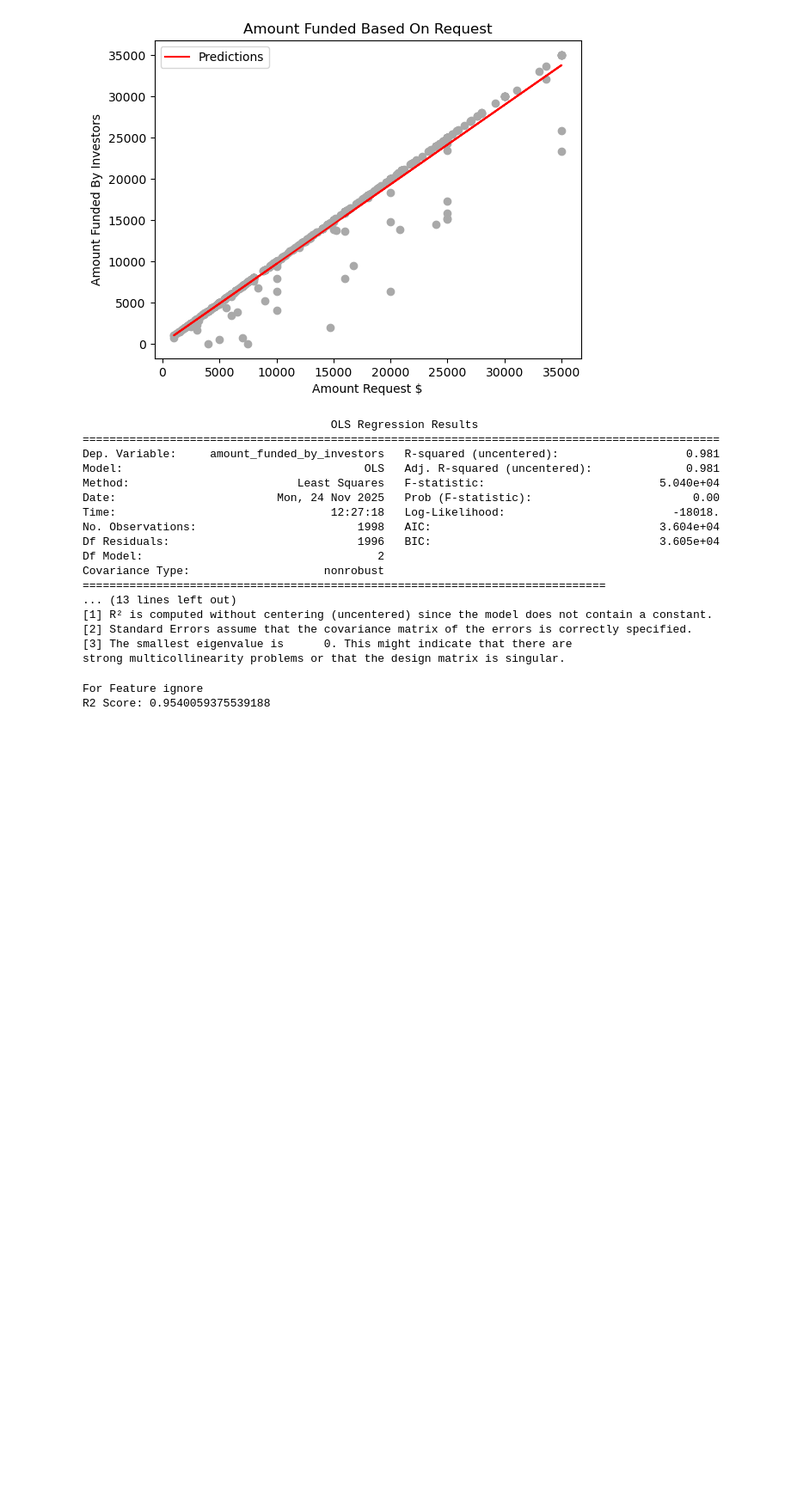
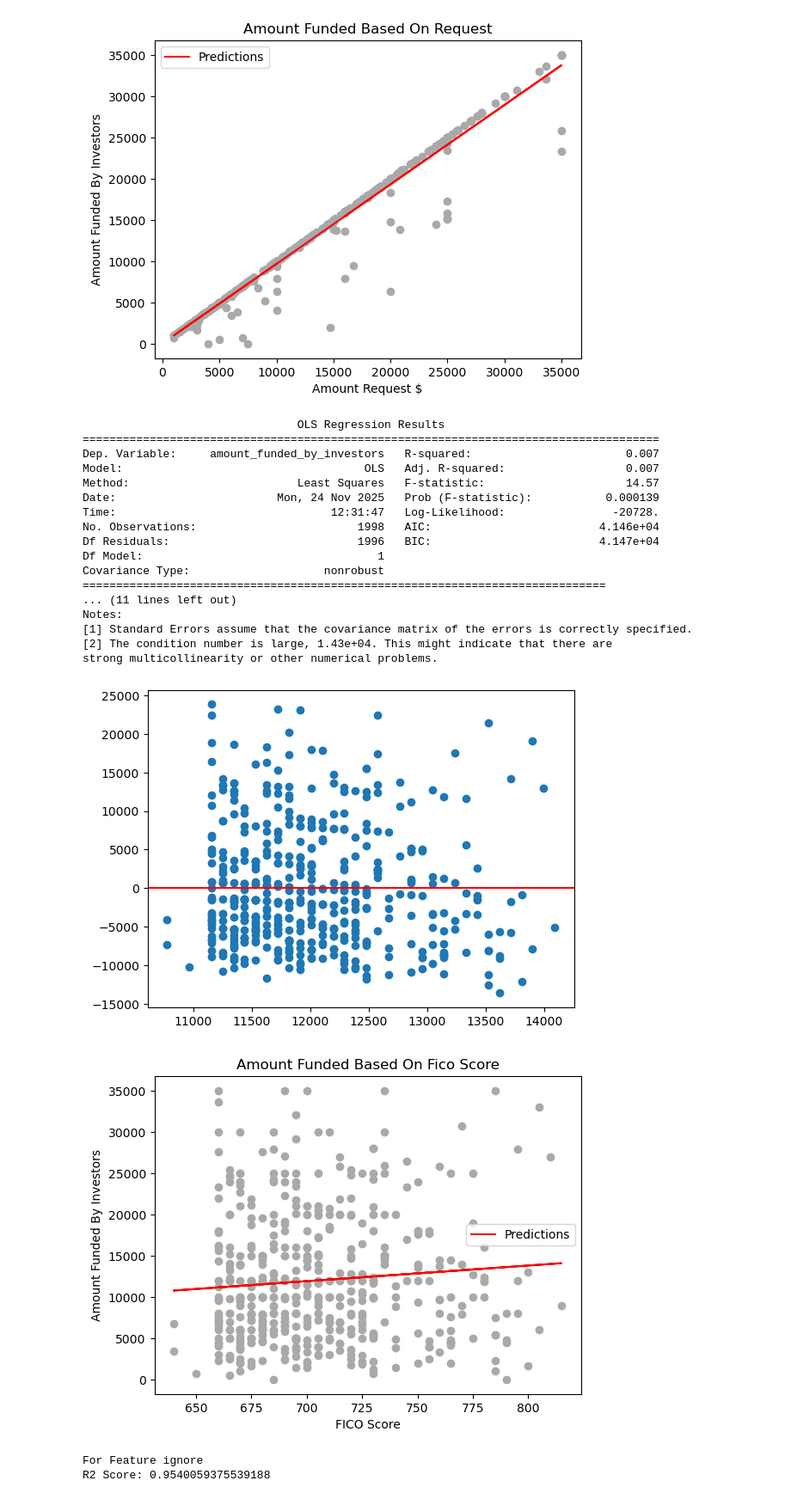
Before and after one commit to sheehanjacque/loan_request_business_analysis, a Jupyter notebook: notebooks/data_analysis.ipynb, the cells around one changed output. Shown: that part at 86% size. Drawn from its saved outputs; the diff is of its cells as text; code cells hidden in the pictures; blank space fills up the shorter version.

```diff
--- a/notebooks/data_analysis.ipynb
+++ b/notebooks/data_analysis.ipynb
@@ -314,28 +314,38 @@ strong multicollinearity or other numerical problems.
 [figure]
 [figure]
 # %%
-X= df[['amount_requested', 'fico_start']]
+X= df[['fico_start']]
 y = df['amount_funded_by_investors']
 
-useOLS(X,y)
+X_test, y_test, y_pred_test = useOLS_single(X,y)
+
+plt.scatter(X_test[:, 1], y_test, color="darkgray")
+plt.plot(X_test[:, 1], y_pred_test, color="red", label="Predictions")
+plt.xlabel("FICO Score")
+plt.ylabel("Amount Funded By Investors")
+plt.title("Amount Funded Based On Fico Score")
+plt.legend()
+plt.show()
 # %% [output]
-                                     OLS Regression Results
-===============================================================================================
-Dep. Variable:     amount_funded_by_investors   R-squared (uncentered):                   0.981
-Model:                                    OLS   Adj. R-squared (uncentered):              0.981
-Method:                         Least Squares   F-statistic:                          5.040e+04
-Date:                        Mon, 24 Nov 2025   Prob (F-statistic):                        0.00
-Time:                                12:27:18   Log-Likelihood:                         -18018.
-No. Observations:                        1998   AIC:                                  3.604e+04
-Df Residuals:                            1996   BIC:                                  3.605e+04
-Df Model:                                   2
+                                OLS Regression Results
+======================================================================================
+Dep. Variable:     amount_funded_by_investors   R-squared:                       0.007
+Model:                                    OLS   Adj. R-squared:                  0.007
+Method:                         Least Squares   F-statistic:                     14.57
+Date:                        Mon, 24 Nov 2025   Prob (F-statistic):           0.000139
+Time:                                12:31:47   Log-Likelihood:                -20728.
+No. Observations:                        1998   AIC:                         4.146e+04
+Df Residuals:                            1996   BIC:                         4.147e+04
+Df Model:                                   1
 Covariance Type:                    nonrobust
 ==============================================================================
-... (13 lines left out)
-[1] R² is computed without centering (uncentered) since the model does not contain a constant.
-[2] Standard Errors assume that the covariance matrix of the errors is correctly specified.
-[3] The smallest eigenvalue is      0. This might indicate that there are
-strong multicollinearity problems or that the design matrix is singular.
+... (11 lines left out)
+Notes:
+[1] Standard Errors assume that the covariance matrix of the errors is correctly specified.
+[2] The condition number is large, 1.43e+04. This might indicate that there are
+strong multicollinearity or other numerical problems.
+[figure, added]
+[figure, added]
 # %%
 def useLR(X, y, name):
     X_train, X_test, y_train, y_test = train_test_split(
```
